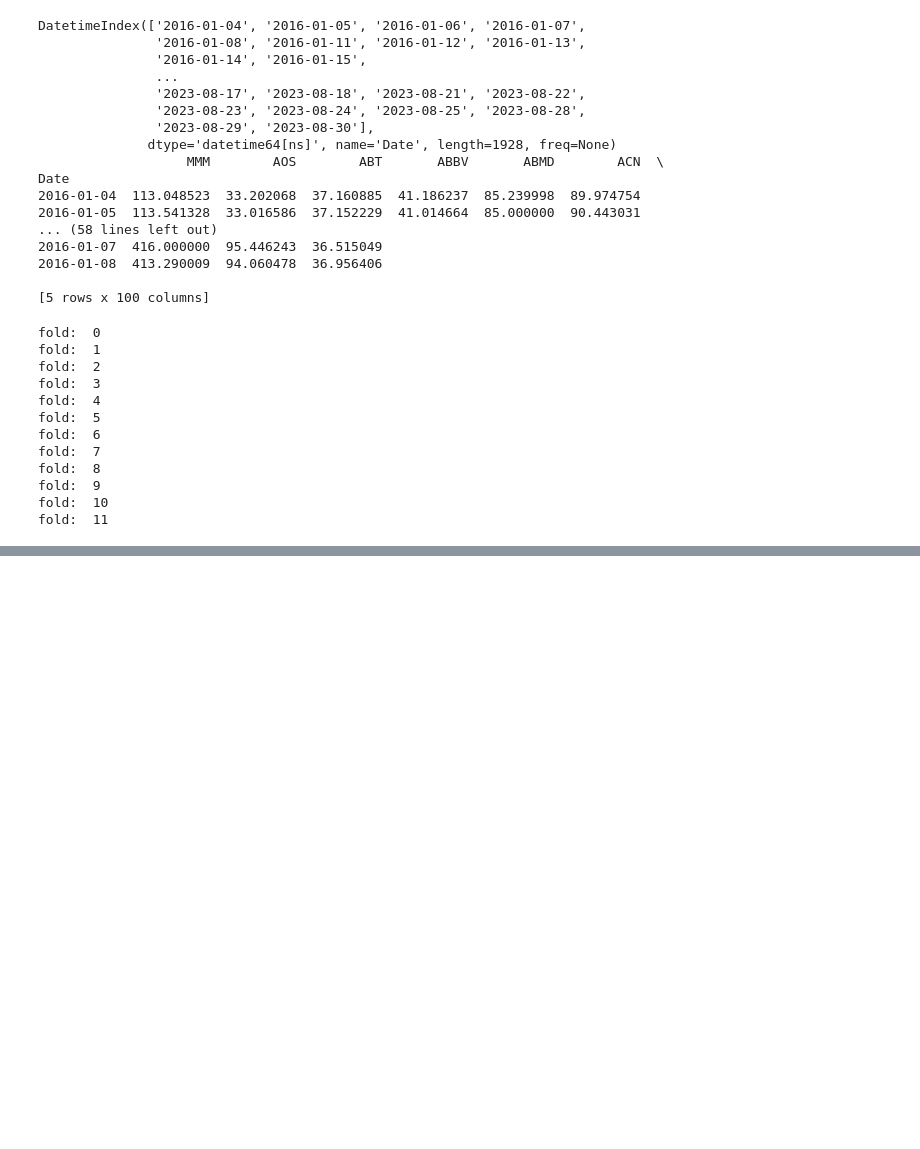
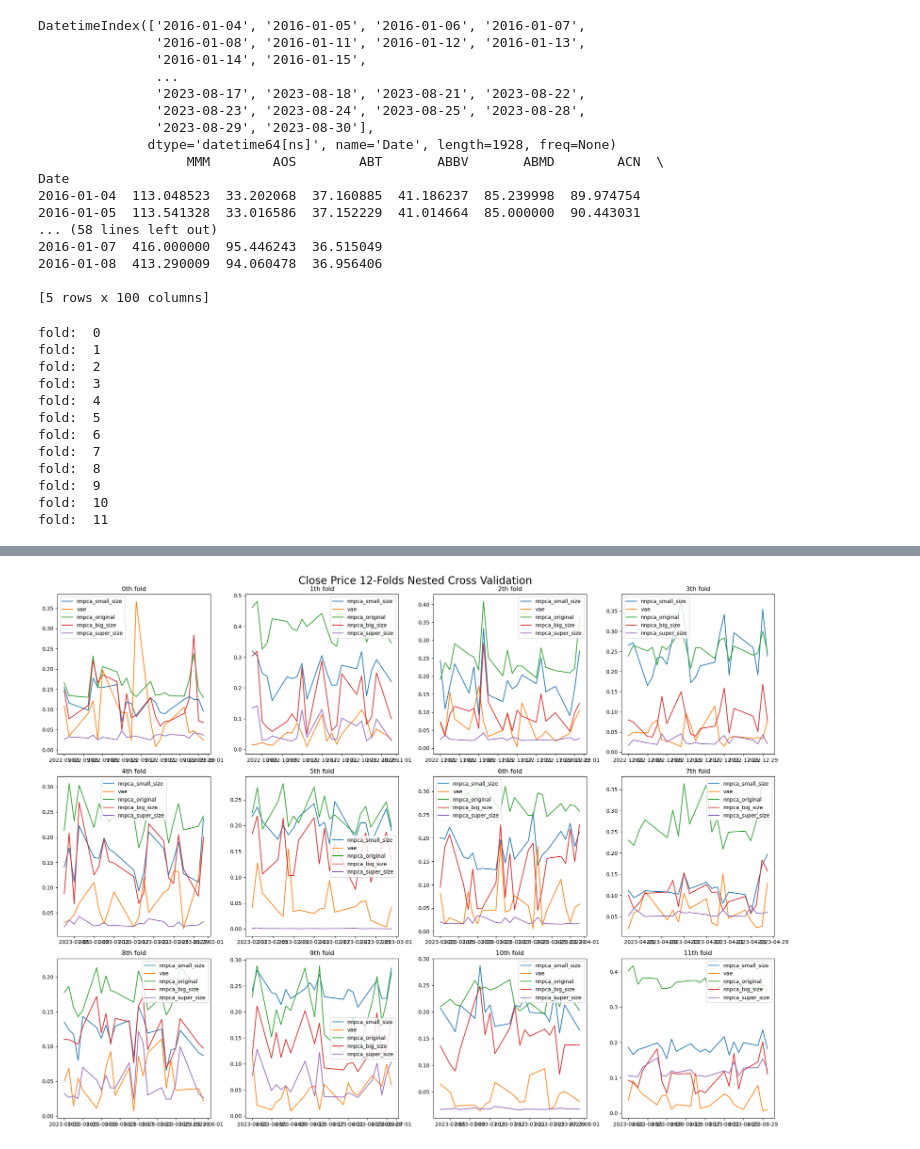
Before and after one commit to SonanZhang/Event-driven-statistical-arbitrage, a Jupyter notebook: result_12_fold_from_first.ipynb, the cells around one changed output, grey strips where cells are left out. Cells and saved outputs as stored; diff of their text form; code cells hidden in the pictures; blank space fills up the shorter version.

```diff
--- a/result_12_fold_from_first.ipynb
+++ b/result_12_fold_from_first.ipynb
@@ -440,3 +451,27 @@ plt.show()
+# %%
+import matplotlib.pyplot as plt
+from matplotlib.ticker import ScalarFormatter, FuncFormatter
+
+fig, axes = plt.subplots(3, 4, figsize=(20, 15))
+fig.suptitle("Close Price 12-Folds Nested Cross Validation",fontsize=20)
+for i, ax in enumerate(axes.ravel()):
+    for method, values in Metrics.items():
+        if method not in ["pca", 'nnpca_without_early']:
+            #ax.semilogy(values[i], label=method)
+            ax.plot(values[i], label=method)
+    ax.set_title(f"{i}th fold")
+    #ax.set_yscale("log")
+
+    ax.legend()
+    #formatter = FuncFormatter(lambda y, _: '{:.16g}'.format(y))
+    #ax.yaxis.set_major_formatter(formatter)
+
+    #ax.set_xticklabels(ax.get_xticklabels(), rotation=30)
+plt.tight_layout()
+plt.legend()
+plt.show()
+# %% [output]
+[figure, added]
 # %%
 for key,val in Metrics.items():
     print(key,sum([val[i].mean() for i in range(12)])/12)
```
Also changed, not shown: parts of 9 cells of this notebook.
